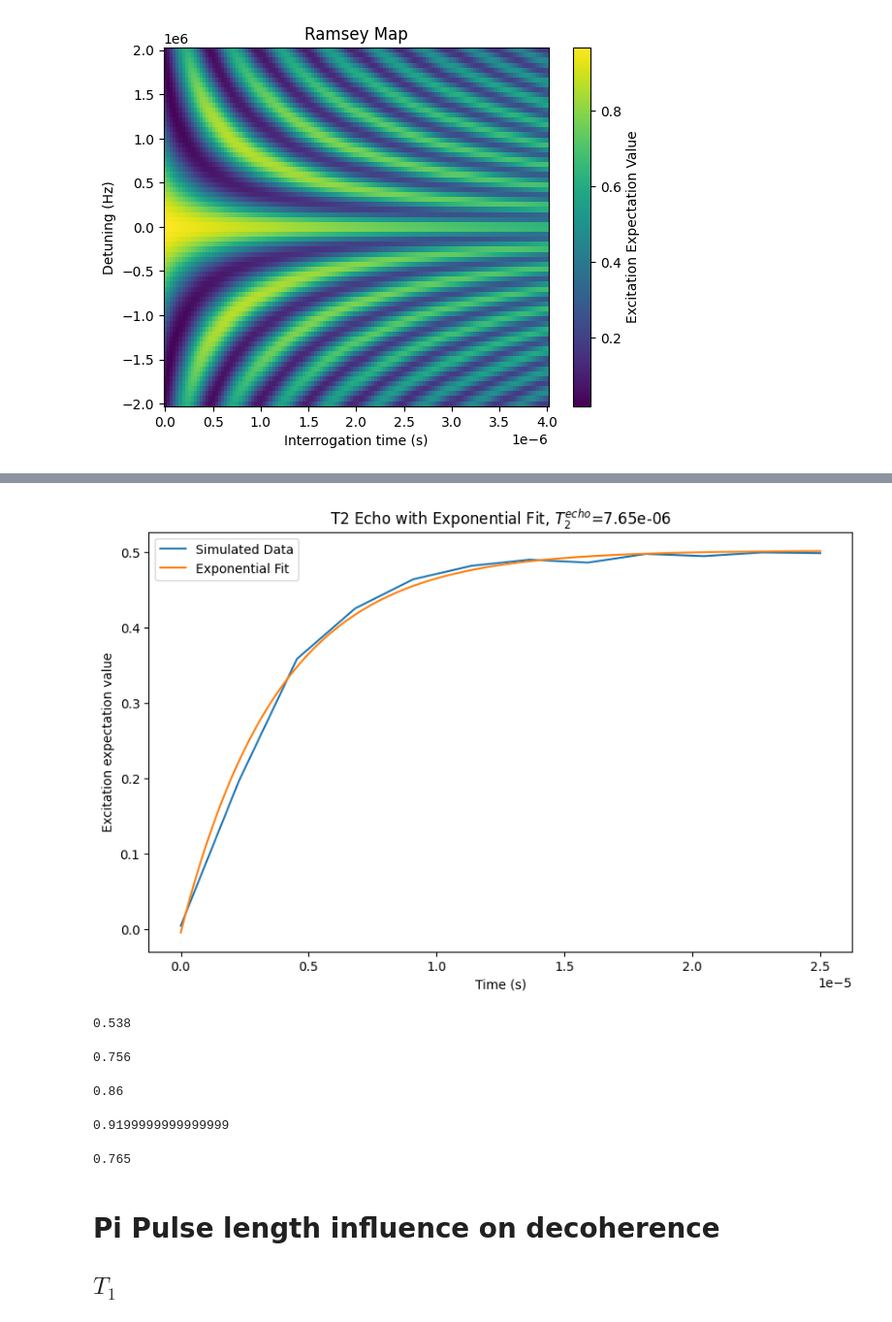
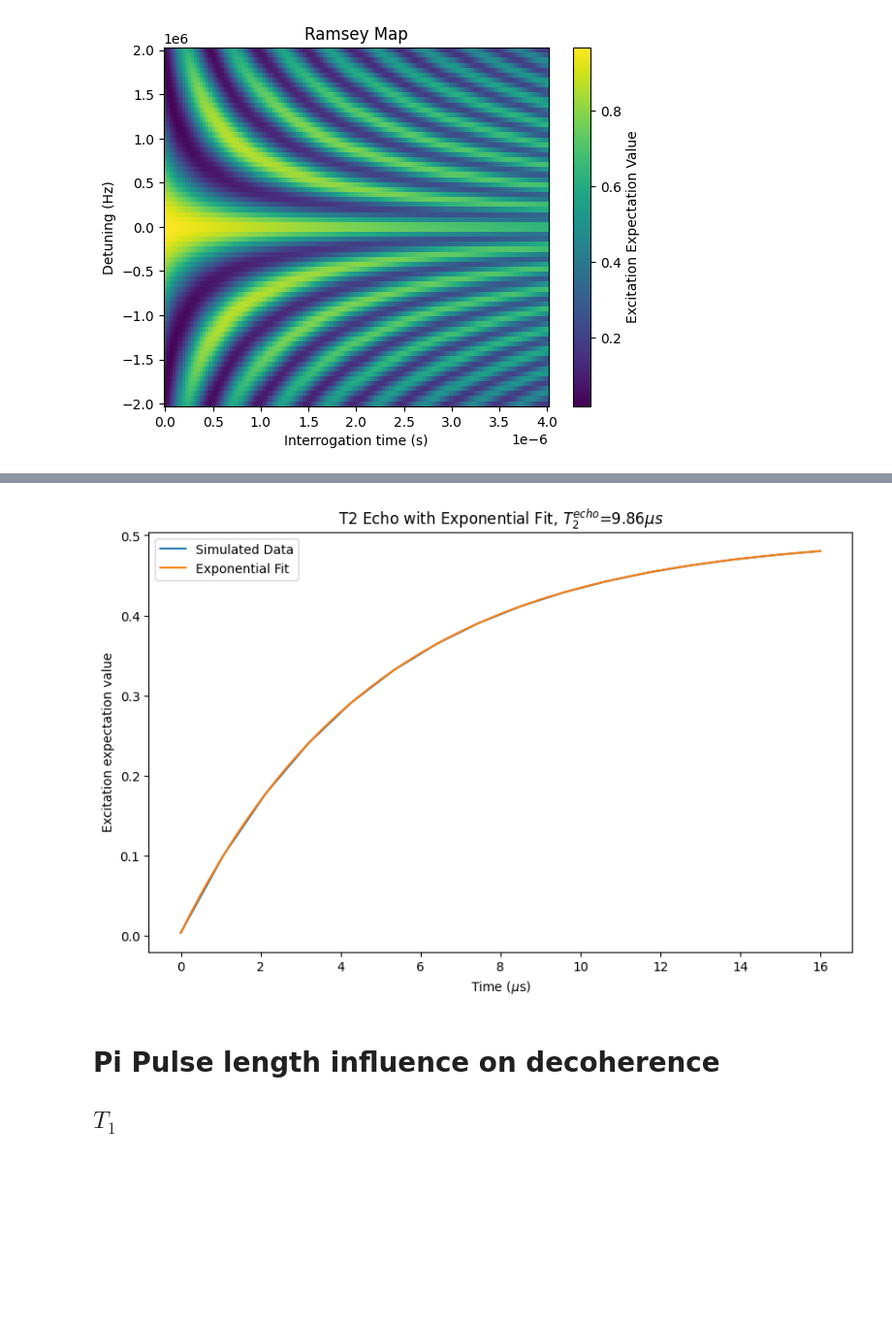
Before and after one commit to Danielgb23/superconducting_qubit_3, a Jupyter notebook: Daniel-simulation-qubit.ipynb, the cells around one changed output, grey strips where cells are left out. Shown at 97% size. Cells and saved outputs as stored; diff of their text form; code cells hidden in the pictures; blank space fills up the shorter version.

```diff
--- a/Daniel-simulation-qubit.ipynb
+++ b/Daniel-simulation-qubit.ipynb
@@ -191,7 +212,7 @@ def exponential_func(x, a, tau, c):
     return a * np.exp(- x/tau) + c
 
 # Fit the exponential function to the data
-params, covariance = curve_fit(exponential_func, t, res.expect[0], p0=[1, 10e-6, 0])  # Initial guess for parameters
+params, covariance = curve_fit(exponential_func, t, res.expect[0], p0=[1, 2000, 0])  # Initial guess for parameters
 
 # Extract fitted parameters
 a, tau, c = params
@@ -202,10 +223,10 @@ fitted_curve = exponential_func(t, a, tau, c)
 
 # Plotting
 fig, axes = plt.subplots(1, 1, figsize=(10, 6))
-axes.plot(t*1e6, res.expect[0], label='Simulated Data')
+axes.plot(t, res.expect[0], label='Simulated Data')
 axes.set_xlabel('Time ($\mu$s)')
 axes.set_ylabel('Excitation expectation value')
-axes.set_title(f'$T_1= {tau*1e6:.2f}\mu s$ from fit')
+axes.set_title(f'$T_1= {tau/1e3:.2f}\mu s$ from fit')
 axes.legend()
 plt.show()
 # %% [output]
@@ -283,10 +311,10 @@ Total run time:  32.14s
 # prompt: plot exp and t as a ramsey oscillation with a damped sine fit
 
 
-def damped_sine(t, amplitude, frequency, decay_constant, phase, offset):
-  return amplitude * np.exp(-decay_constant * t) * np.sin(2 * np.pi * frequency * t + phase) + offset
+def damped_sine(t, amplitude, frequency, tau, phase, offset):
+  return amplitude * np.exp( - t/tau) * np.sin(2 * np.pi * frequency * t + phase) + offset
 
-params, covariance = curve_fit(damped_sine, T, exp, p0=[0.5, 1e6, 1e3, 0, 0.5])
+params, covariance = curve_fit(damped_sine, T, exp, p0=[0.5, 0.002, 1000, 0, 0.5])
 
 amplitude, frequency, decay_constant, phase, offset = params
 t=np.linspace(T[0],T[-1],len(T)*10)
@@ -295,9 +323,9 @@ fitted_exp = damped_sine(t, amplitude, frequency, decay_constant, phase, offset)
 fig, axes = plt.subplots(1, 1, figsize=(10,6))
 axes.plot(T, exp, label='Simulated Data')
 axes.plot(t, fitted_exp, label='Damped Sine Fit')
-axes.set_xlabel('Time (s)')
+axes.set_xlabel('Time (ns)')
 axes.set_ylabel('Excitation expectation value')
-axes.set_title(f'Ramsey Oscillation with Damped Sine Fit $T_2^*$={1/params[2]:.2e}')
+axes.set_title(f'Ramsey Oscillation with Damped Sine Fit $T_2^*$={params[2]:.2e}')
 axes.legend()
 plt.show()
 # %% [output]
@@ -307,20 +336,20 @@ plt.show()
 # %%
 # interrogation times and detunings
-T=np.linspace(0,4e-6,128)
-Det=np.linspace(-2e6,2e6,72)
+T=np.linspace(0,4000,128) #n s
+Det=np.linspace(-0.002,0.002,72) #GHz
 
-#generates pairs for each coordinate and puts them in a 1D list
+# generates pairs for each coordinate and puts them in a 1D list
 T,Det=np.meshgrid(T,Det)
 pairs=np.array([T.flatten(),Det.flatten()]).T
 
-#wrapper to apply the pairs to the function input
+# wrapper to apply the pairs to the function input
 def wrapper_ramsey(pair):
   return Ramsey(pair[0],pair[1])
 
-#executes the simulations with parallelism
+# executes the simulations with parallelism
 exp=list(qtp.parallel_map(wrapper_ramsey, pairs,progress_bar=True))
 
-#reshapes the list of results into a matrix
+# reshapes the list of results into a matrix
 rmap=np.array(exp).reshape(T.shape)
 # %% [output]
 10.0%. Run time: 410.55s. Est. time left: 00:01:01:33
@@ -409,12 +444,12 @@ def echo(T, Det):
   return qtp.expect(n,res.final_state)
 # %%
 # the size of the two interrogation times in between pulses
-T=np.linspace(0,25e-6,12)
+T=np.linspace(0,16000,16) # ns
 
-#wrapper to fix the detuning
+# wrapper to fix the detuning
 def wrap_echo(T):
   return echo(T,0)
 
-#qutip's parallelism "map()" like function to evaluate all points in T using Ramsey
+# qutip's parallelism "map()" like function to evaluate all points in T using Ramsey
 exp=list(qtp.parallel_map(wrap_echo,T,progress_bar=True))
 # %% [output]
@@ -432,53 +467,28 @@ Total run time:  96.45s
 # %%
 # prompt: plot the t2 echo exp with T and an exponential upside down non oscillating fit with the time constant in the title of the graph
 
 # Assuming T and exp are defined from the previous code block (T2 echo simulation)
 
 def exponential_decay(t, amplitude, decay_constant, offset):
     return amplitude * np.exp(-t / decay_constant) + offset
 
-params, covariance = curve_fit(exponential_decay, T, exp, p0=[-1, 11e-6, 0.5])
+params, covariance = curve_fit(exponential_decay, T, exp, p0=[-1, 1100, 0.5])
 
 amplitude, decay_constant, offset = params
 t_fit = np.linspace(T[0], T[-1], 1000)
 fitted_exp = exponential_decay(t_fit, amplitude, decay_constant, offset)
 
 
 fig, axes = plt.subplots(1, 1, figsize=(10, 6))
-axes.plot(T, exp, label='Simulated Data')
-axes.plot(t_fit, fitted_exp, label='Exponential Fit')
-axes.set_xlabel('Time (s)')
+axes.plot(T/1000, exp, label='Simulated Data')
+axes.plot(t_fit/1000, fitted_exp, label='Exponential Fit')
+axes.set_xlabel('Time ($\mu $s)')
 axes.set_ylabel('Excitation expectation value')
-axes.set_title(f'T2 Echo with Exponential Fit, $T_2^{{echo}}$={2*decay_constant:.2e}')
+axes.set_title(f'T2 Echo with Exponential Fit, $T_2^{{echo}}$={2*decay_constant/1000:.2f}$\mu s$')
 axes.legend()
 plt.show()
 # %% [output]
-[figure, old version]
+[figure, new version]
-# %%
-#3Ghz
-5.38/10
-# %% [output]
-0.538
-# %%
-#3Ghz
-3.78/5
-# %% [output]
-0.756
-# %%
-#1.5G
-4.3/5
-# %% [output]
-0.86
-# %%
-#1.5G
-2.3/2.5
-# %% [output]
-0.9199999999999999
-# %%
-#1.5G
-7.65/10
-# %% [output]
-0.765
 # %% [markdown]
 # Pi Pulse length influence on decoherence
 ## $T_1$
```
Also changed, not shown: parts of 31 cells of this notebook.
